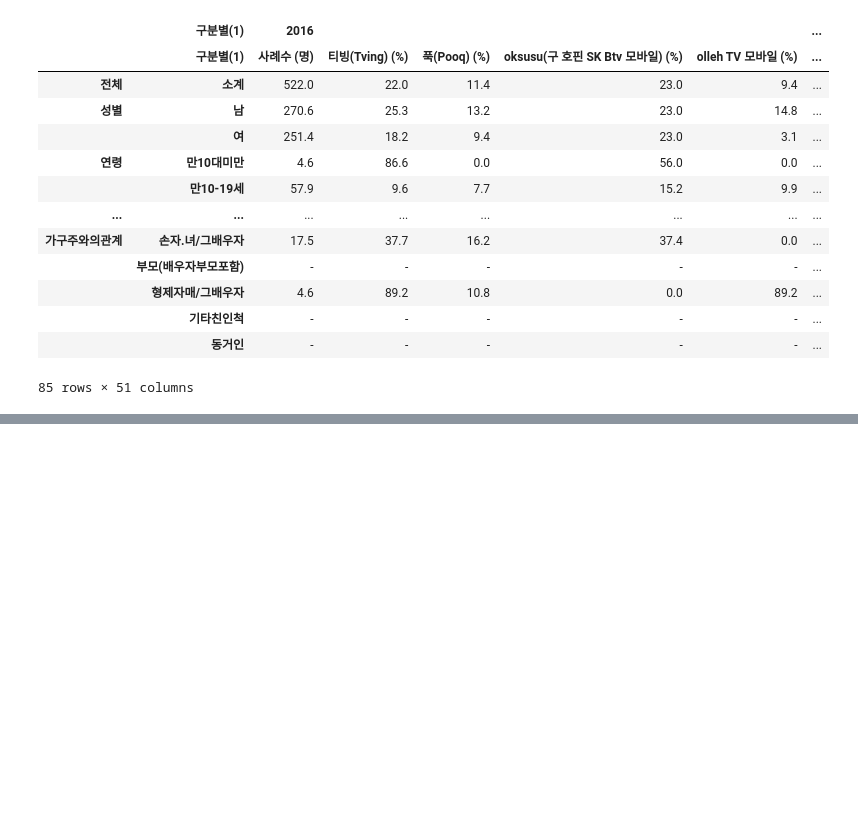
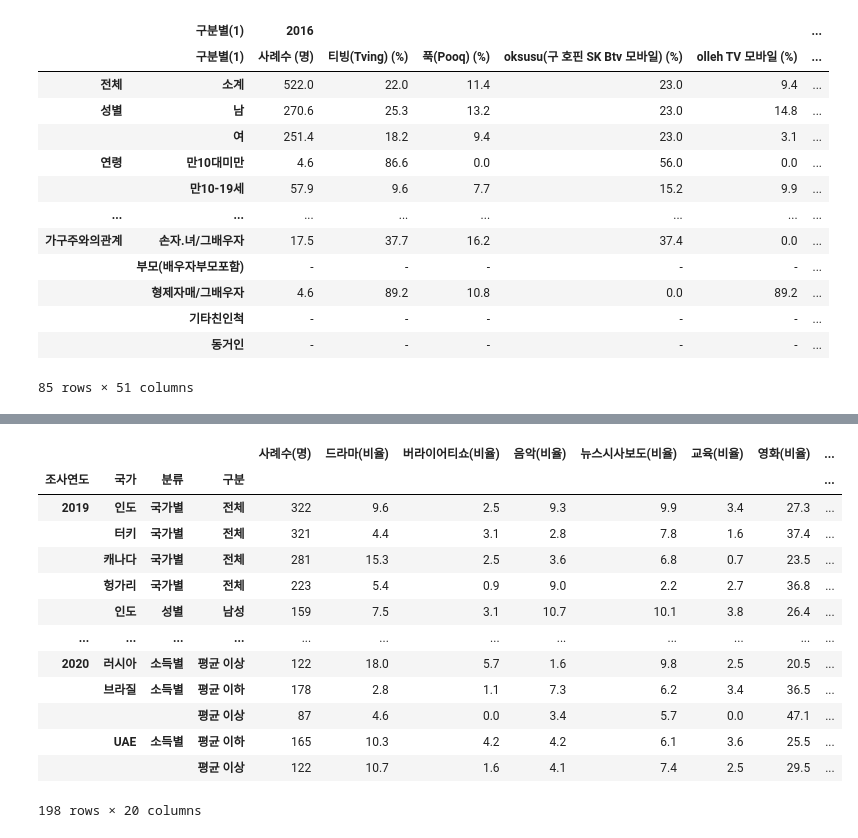
Before and after one commit to tada-data/teamproject-mid, a Jupyter notebook: 중간프로젝트데이터간단하게Review.ipynb, the cells around one changed output, grey strips where cells are left out. Cells and saved outputs as stored; diff of their text form; code cells hidden in the pictures; blank space fills up the shorter version.

Commit message:
영화 및 OTT시청에 관한 전반적인 Review완료
TV시청과 관련한 부분을 제외하고 분석 목표였던 영화관을 방문하는 것과 OTT서비스로 영화를 시청하는 것에 대한 대략적인 Review와
OTT서비스 사용 행태나 OTT서비스 이용률의 전반적인 증가에 관한 Review를 완료했습니다.

```diff
--- a/중간프로젝트데이터간단하게Review.ipynb
+++ b/중간프로젝트데이터간단하게Review.ipynb
@@ -314,0 +436,3 @@ TV
+# %%
+OTTgenreab = pd.read_csv("OTT서비스이용시즐겨보는장르_해외.csv", encoding = "euc-kr", index_col=[0,1,2,3,4])
+OTTgenreab
@@ -314,0 +454,18 @@ TV
+# %%
+OTTgenre1 = OTTgenreab.droplevel(["연번"])
+OTTgenre1
+# %% [output]
+|  |  |  |  | 사례수(명) | 드라마(비율) | 버라이어티쇼(비율) | 음악(비율) | 뉴스시사보도(비율) | 교육(비율) | 영화(비율) | ... |
+| 조사연도 | 국가 | 분류 | 구분 |  |  |  |  |  |  |  | ... |
+| 2019 | 인도 | 국가별 | 전체 | 322 | 9.6 | 2.5 | 9.3 | 9.9 | 3.4 | 27.3 | ... |
+|  | 터키 | 국가별 | 전체 | 321 | 4.4 | 3.1 | 2.8 | 7.8 | 1.6 | 37.4 | ... |
+|  | 캐나다 | 국가별 | 전체 | 281 | 15.3 | 2.5 | 3.6 | 6.8 | 0.7 | 23.5 | ... |
+|  | 헝가리 | 국가별 | 전체 | 223 | 5.4 | 0.9 | 9.0 | 2.2 | 2.7 | 36.8 | ... |
+|  | 인도 | 성별 | 남성 | 159 | 7.5 | 3.1 | 10.7 | 10.1 | 3.8 | 26.4 | ... |
+| ... | ... | ... | ... | ... | ... | ... | ... | ... | ... | ... | ... |
+| 2020 | 러시아 | 소득별 | 평균 이상 | 122 | 18.0 | 5.7 | 1.6 | 9.8 | 2.5 | 20.5 | ... |
+|  | 브라질 | 소득별 | 평균 이하 | 178 | 2.8 | 1.1 | 7.3 | 6.2 | 3.4 | 36.5 | ... |
+|  |  |  | 평균 이상 | 87 | 4.6 | 0.0 | 3.4 | 5.7 | 0.0 | 47.1 | ... |
+|  | UAE | 소득별 | 평균 이하 | 165 | 10.3 | 4.2 | 4.2 | 6.1 | 3.6 | 25.5 | ... |
+|  |  |  | 평균 이상 | 122 | 10.7 | 1.6 | 4.1 | 7.4 | 2.5 | 29.5 | ... |
+198 rows × 20 columns
```
Also changed, not shown: parts of 51 cells of this notebook, 1 other file.
